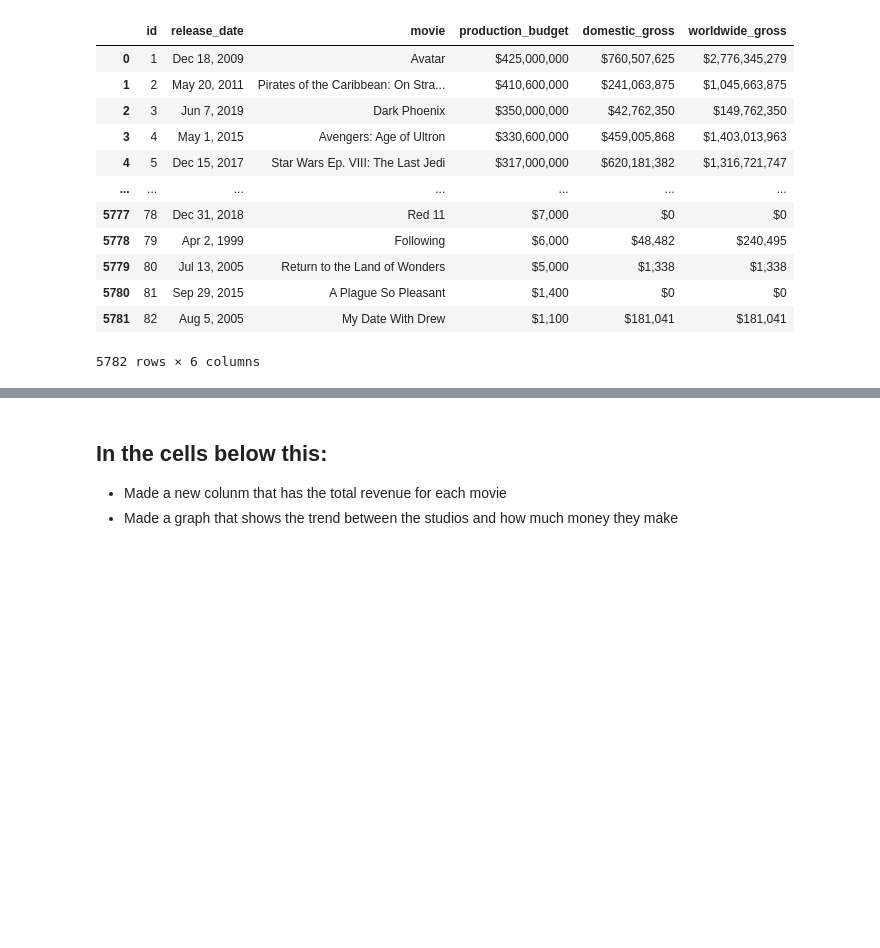
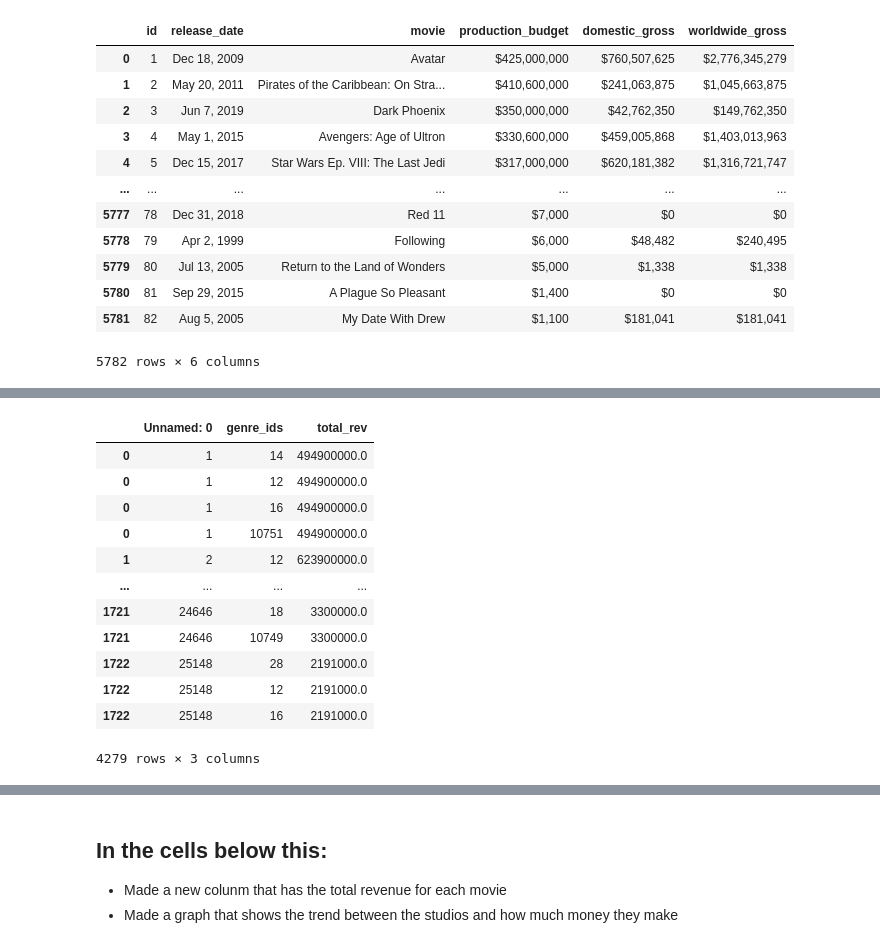
Before and after one commit to KingKoderRew/Movie-Data, a Jupyter notebook: Notebooks/Rew.ipynb, the cells around one changed output, grey strips where cells are left out. Cells and saved outputs as stored; diff of their text form; code cells hidden in the pictures; blank space fills up the shorter version.

```diff
--- a/Notebooks/Rew.ipynb
+++ b/Notebooks/Rew.ipynb
@@ -83,0 +104,2 @@ Movie_gross
+# %%
+new_table['genre_ids'] = new_table['genre_ids'].str.replace("[","").str.replace("]","").str.replace(",","").str.split(" ")
@@ -83,0 +108,16 @@ Movie_gross
+# %%
+new_table
+# %% [output]
+|  | Unnamed: 0 | genre_ids | total_rev |
+| 0 | 1 | 14 | 494900000.0 |
+| 0 | 1 | 12 | 494900000.0 |
+| 0 | 1 | 16 | 494900000.0 |
+| 0 | 1 | 10751 | 494900000.0 |
+| 1 | 2 | 12 | 623900000.0 |
+| ... | ... | ... | ... |
+| 1721 | 24646 | 18 | 3300000.0 |
+| 1721 | 24646 | 10749 | 3300000.0 |
+| 1722 | 25148 | 28 | 2191000.0 |
+| 1722 | 25148 | 12 | 2191000.0 |
+| 1722 | 25148 | 16 | 2191000.0 |
+4279 rows × 3 columns
```
Also changed, not shown: parts of 19 cells of this notebook.
